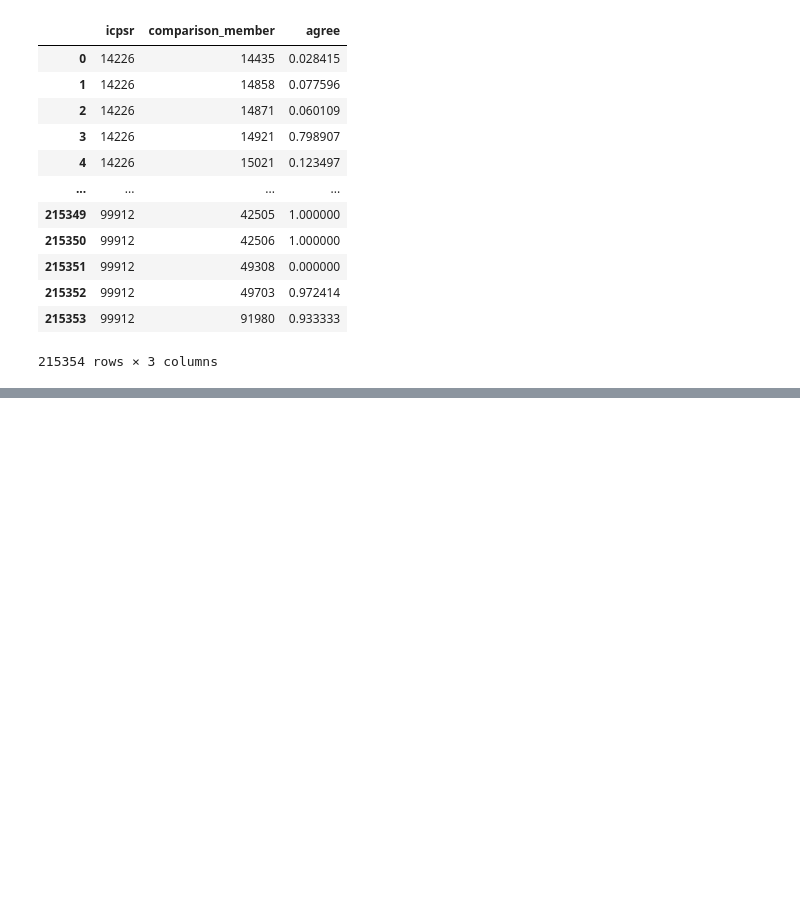
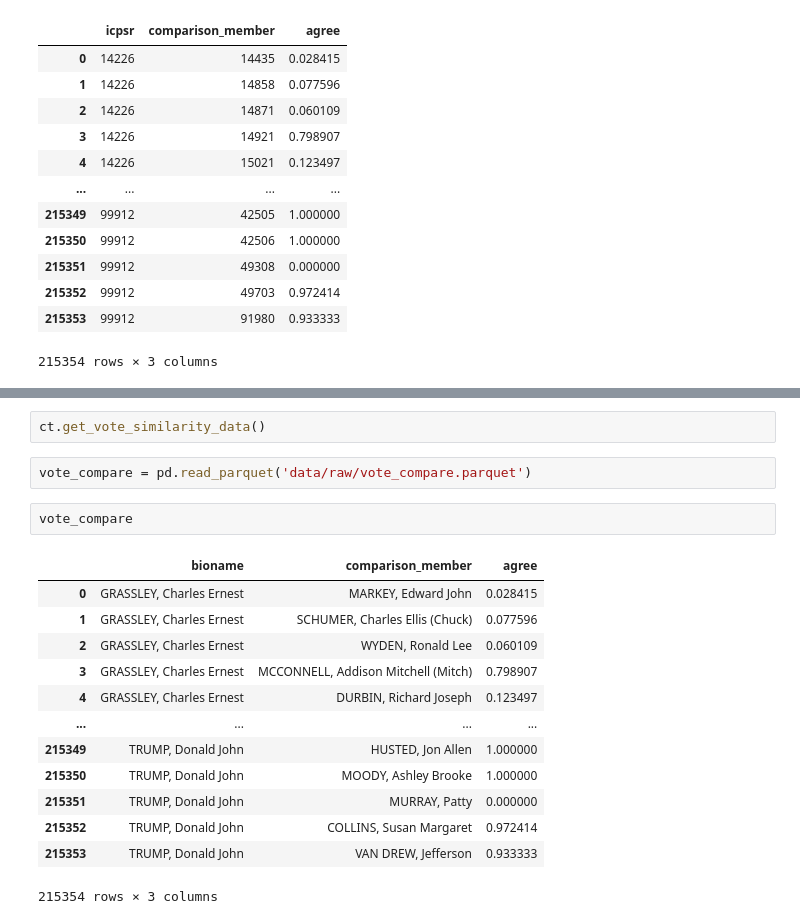
Before and after one commit to AJajodia/contrans2026, a Jupyter notebook: notebooks/demo_10_08_2026.ipynb, the cells around one changed output, grey strips where cells are left out. Drawn from its saved outputs; the diff is of its cells as text; blank space fills up the shorter version.

Commit message:
added contrans object and pulled comparison data

```diff
--- a/notebooks/demo_10_08_2026.ipynb
+++ b/notebooks/demo_10_08_2026.ipynb
@@ -59,0 +68,20 @@ votes_compare.groupby(['icpsr', 'comparison_member']).agg({'agree': 'mean'}).res
+# %%
+ct.get_vote_similarity_data()
+# %%
+vote_compare = pd.read_parquet('data/raw/vote_compare.parquet')
+# %%
+vote_compare
+# %% [output]
+|  | bioname | comparison_member | agree |
+| 0 | GRASSLEY, Charles Ernest | MARKEY, Edward John | 0.028415 |
+| 1 | GRASSLEY, Charles Ernest | SCHUMER, Charles Ellis (Chuck) | 0.077596 |
+| 2 | GRASSLEY, Charles Ernest | WYDEN, Ronald Lee | 0.060109 |
+| 3 | GRASSLEY, Charles Ernest | MCCONNELL, Addison Mitchell (Mitch) | 0.798907 |
+| 4 | GRASSLEY, Charles Ernest | DURBIN, Richard Joseph | 0.123497 |
+| ... | ... | ... | ... |
+| 215349 | TRUMP, Donald John | HUSTED, Jon Allen | 1.000000 |
+| 215350 | TRUMP, Donald John | MOODY, Ashley Brooke | 1.000000 |
+| 215351 | TRUMP, Donald John | MURRAY, Patty | 0.000000 |
+| 215352 | TRUMP, Donald John | COLLINS, Susan Margaret | 0.972414 |
+| 215353 | TRUMP, Donald John | VAN DREW, Jefferson | 0.933333 |
+215354 rows × 3 columns
```
Also changed, not shown: parts of 1 cell of this notebook, 3 other files.
